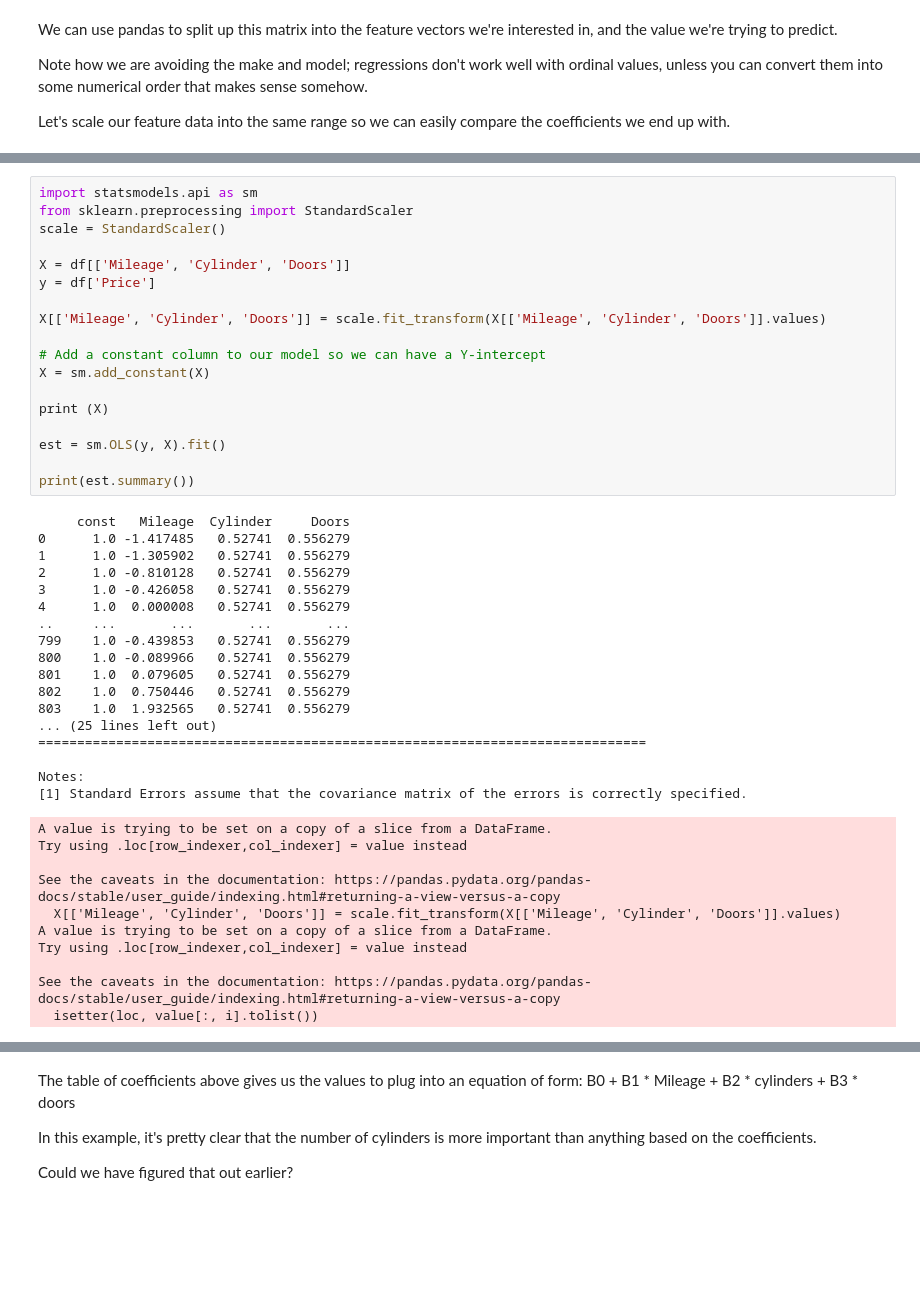
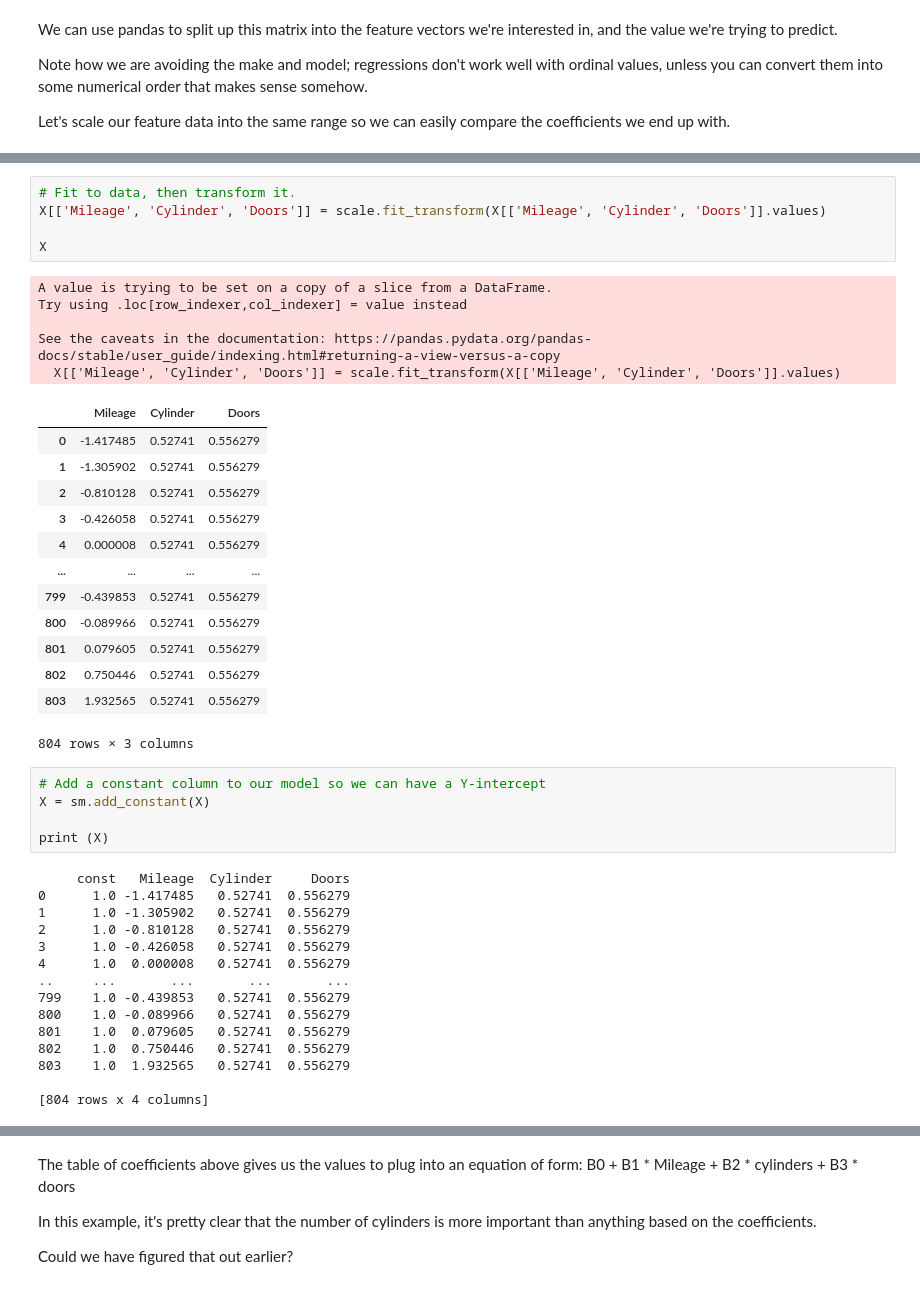
Before and after one commit to austinyuch/mldsdl_sundog, a Jupyter notebook: labs/12_MultipleRegression.ipynb, the cells around one changed output, grey strips where cells are left out. Cells and saved outputs as stored; diff of their text form; blank space fills up the shorter version.

```diff
--- a/labs/12_MultipleRegression.ipynb
+++ b/labs/12_MultipleRegression.ipynb
@@ -36,21 +104,32 @@ Let's scale our feature data into the same range so we can easily compare the co
+# %%
+# Fit to data, then transform it.
+X[['Mileage', 'Cylinder', 'Doors']] = scale.fit_transform(X[['Mileage', 'Cylinder', 'Doors']].values)
+
+X
+# %% [output]
+A value is trying to be set on a copy of a slice from a DataFrame.
+Try using .loc[row_indexer,col_indexer] = value instead
+
+See the caveats in the documentation: https://pandas.pydata.org/pandas-docs/stable/user_guide/indexing.html#returning-a-view-versus-a-copy
+  X[['Mileage', 'Cylinder', 'Doors']] = scale.fit_transform(X[['Mileage', 'Cylinder', 'Doors']].values)
+|  | Mileage | Cylinder | Doors |
+| 0 | -1.417485 | 0.52741 | 0.556279 |
+| 1 | -1.305902 | 0.52741 | 0.556279 |
+| 2 | -0.810128 | 0.52741 | 0.556279 |
+| 3 | -0.426058 | 0.52741 | 0.556279 |
+| 4 | 0.000008 | 0.52741 | 0.556279 |
+| ... | ... | ... | ... |
+| 799 | -0.439853 | 0.52741 | 0.556279 |
+| 800 | -0.089966 | 0.52741 | 0.556279 |
+| 801 | 0.079605 | 0.52741 | 0.556279 |
+| 802 | 0.750446 | 0.52741 | 0.556279 |
+| 803 | 1.932565 | 0.52741 | 0.556279 |
+804 rows × 3 columns
 # %%
-import statsmodels.api as sm
-from sklearn.preprocessing import StandardScaler
-scale = StandardScaler()
-
-X = df[['Mileage', 'Cylinder', 'Doors']]
-y = df['Price']
-
-X[['Mileage', 'Cylinder', 'Doors']] = scale.fit_transform(X[['Mileage', 'Cylinder', 'Doors']].values)
-
 # Add a constant column to our model so we can have a Y-intercept
 X = sm.add_constant(X)
 
 print (X)
-
-est = sm.OLS(y, X).fit()
-
-print(est.summary())
 # %% [output]
      const   Mileage  Cylinder     Doors
 0      1.0 -1.417485   0.52741  0.556279
@@ -64,18 +143,5 @@ print(est.summary())
 801    1.0  0.079605   0.52741  0.556279
 802    1.0  0.750446   0.52741  0.556279
 803    1.0  1.932565   0.52741  0.556279
-... (25 lines left out)
-==============================================================================
 
-Notes:
-[1] Standard Errors assume that the covariance matrix of the errors is correctly specified.
+[804 rows x 4 columns]
-A value is trying to be set on a copy of a slice from a DataFrame.
-Try using .loc[row_indexer,col_indexer] = value instead
-
-See the caveats in the documentation: https://pandas.pydata.org/pandas-docs/stable/user_guide/indexing.html#returning-a-view-versus-a-copy
-  X[['Mileage', 'Cylinder', 'Doors']] = scale.fit_transform(X[['Mileage', 'Cylinder', 'Doors']].values)
-A value is trying to be set on a copy of a slice from a DataFrame.
-Try using .loc[row_indexer,col_indexer] = value instead
-
-See the caveats in the documentation: https://pandas.pydata.org/pandas-docs/stable/user_guide/indexing.html#returning-a-view-versus-a-copy
-  isetter(loc, value[:, i].tolist())
```
Also changed, not shown: parts of 10 cells of this notebook.
